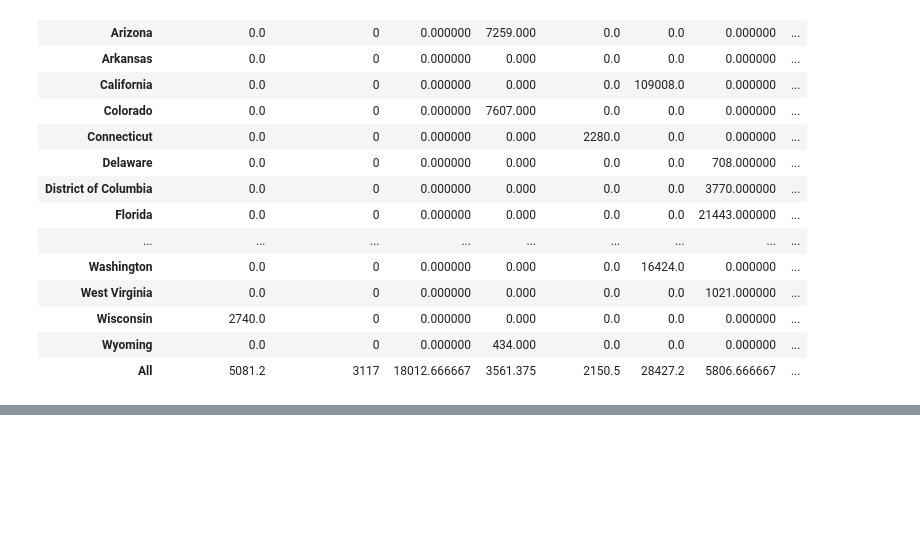
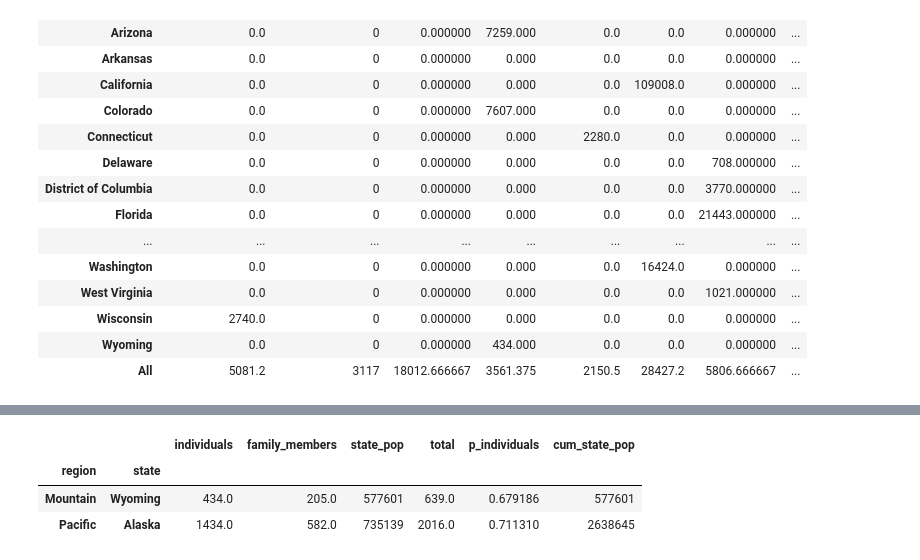
Before and after one commit to mapra99/ds-data-manipulation, a Jupyter notebook: pandas-datacamp.ipynb, the cells around one changed output, grey strips where cells are left out. Drawn from its saved outputs; the diff is of its cells as text; code cells hidden in the pictures; blank space fills up the shorter version.

```diff
--- a/pandas-datacamp.ipynb
+++ b/pandas-datacamp.ipynb
@@ -435,0 +491,7 @@ homelessness.pivot_table(
+# %%
+indexed_homelessness.loc[[("Mountain", "Wyoming"), ("Pacific", "Alaska")]]
+# %% [output]
+|  |  | individuals | family_members | state_pop | total | p_individuals | cum_state_pop |
+| region | state |  |  |  |  |  |  |
+| Mountain | Wyoming | 434.0 | 205.0 | 577601 | 639.0 | 0.679186 | 577601 |
+| Pacific | Alaska | 1434.0 | 582.0 | 735139 | 2016.0 | 0.711310 | 2638645 |
```
Also changed, not shown: parts of 11 cells of this notebook.
